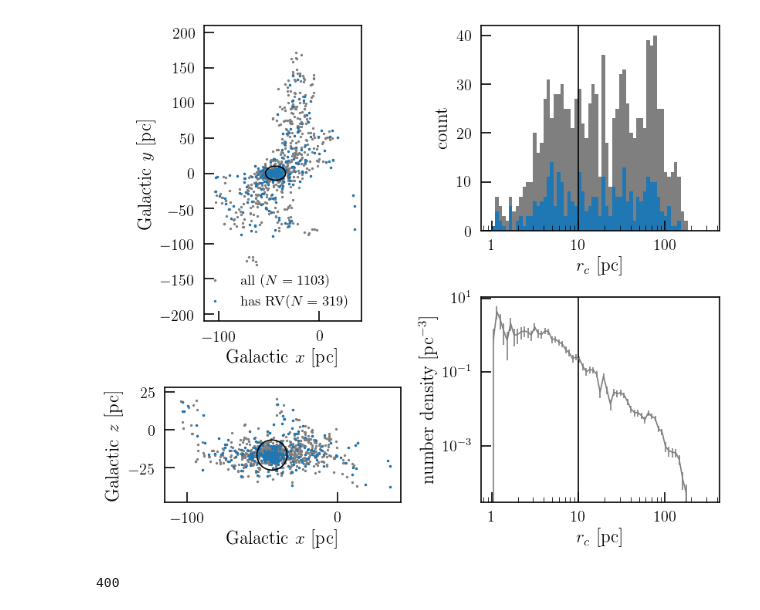
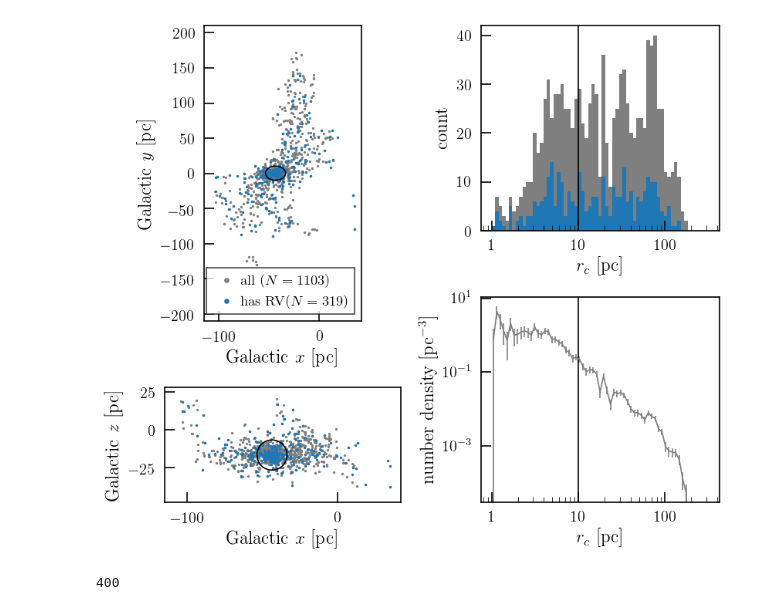
Before and after one commit to smoh/kinesis, a Jupyter notebook: notebooks/1.1-summarize-and-plot-sample.ipynb, the cells around one changed output. Saved outputs shown, nothing was run; the diff lists cells and outputs as text; code cells hidden in the pictures.

```diff
--- a/notebooks/1.1-summarize-and-plot-sample.ipynb
+++ b/notebooks/1.1-summarize-and-plot-sample.ipynb
@@ -28,12 +28,12 @@ r_c = np.linalg.norm(df.g.icrs.cartesian.xyz.value.T - b_c[None:], axis=1)
 df['r_c'] = r_c
 r_cut = 10
 # %%
-fig = plt.figure(figsize=(7,6))
+fig = plt.figure(figsize=(7, 6))
 gs = fig.add_gridspec(6, 2)
 ax_xy = fig.add_subplot(gs[:4, 0], aspect=0.7)
-ax_xz = fig.add_subplot(gs[-2:, 0], sharex=ax_xy,aspect='equal')
+ax_xz = fig.add_subplot(gs[-2:, 0], sharex=ax_xy, aspect="equal")
 
-df_rv = df.groupby(df['radial_velocity'].notna()).get_group(True)
+df_rv = df.groupby(df["radial_velocity"].notna()).get_group(True)
 
 ax_numhist = fig.add_subplot(gs[:3, 1])
 ax_numdens = fig.add_subplot(gs[3:, 1], sharex=ax_numhist)
@@ -42,23 +42,27 @@ ax_numdens = fig.add_subplot(gs[3:, 1], sharex=ax_numhist)
 ax_xz.set_xlim(-115, 42)
 ax_xz.set_ylim((-48, 28))
 
-ax_xy.scatter(df["gx"], df["gy"], s=1, c='tab:gray', label='all ($N={}$)'.format(len(df)))
-ax_xz.scatter(df["gx"], df["gz"], s=1, c='tab:gray')
-ax_xy.scatter(df_rv["gx"], df_rv["gy"], s=1, c='C0', label='has RV($N={}$)'.format(len(df_rv)))
-ax_xz.scatter(df_rv["gx"], df_rv["gz"], s=1, c='C0')
-ax_xy.legend(loc='lower right', fontsize=11, frameon=False)
-ax_xy.set_ylim(-210,210)
+ax_xy.scatter(
+    df["gx"], df["gy"], s=1, c="tab:gray", label="all ($N={}$)".format(len(df))
+)
+ax_xz.scatter(df["gx"], df["gz"], s=1, c="tab:gray")
+ax_xy.scatter(
+    df_rv["gx"], df_rv["gy"], s=1, c="C0", label="has RV($N={}$)".format(len(df_rv))
+)
+ax_xz.scatter(df_rv["gx"], df_rv["gz"], s=1, c="C0")
+ax_xy.legend(loc="lower right", fontsize=11, frameon=True,markerscale=3,handletextpad=0)
+ax_xy.set_ylim(-210, 210)
 
-ax_xy.set_xlabel('Galactic $x$ [pc]')
-ax_xy.set_ylabel('Galactic $y$ [pc]')
+ax_xy.set_xlabel("Galactic $x$ [pc]")
+ax_xy.set_ylabel("Galactic $y$ [pc]")
 
-ax_xz.set_xlabel('Galactic $x$ [pc]')
-ax_xz.set_ylabel('Galactic $z$ [pc]')
+ax_xz.set_xlabel("Galactic $x$ [pc]")
+ax_xz.set_ylabel("Galactic $z$ [pc]")
 
 nr, bin_edges, patches = ax_numhist.hist(
-    df["r_c"], np.logspace(0, 2.5, 64), color='tab:gray')
-ax_numhist.hist(
-    df_rv["r_c"], np.logspace(0, 2.5, 64), color='C0');
+    df["r_c"], np.logspace(0, 2.5, 64), color="tab:gray"
+)
+ax_numhist.hist(df_rv["r_c"], np.logspace(0, 2.5, 64), color="C0")
 
 ax_numhist.set_xscale("log")
 ax_numhist.set_xlabel("$r_c$ [pc]")
@@ -70,42 +74,50 @@ ax_numhist.axvline(
 bin_centers = (bin_edges[1:] + bin_edges[:-1]) * 0.5
 numdens = nr / (bin_centers ** 2 * 4 * np.pi) / (bin_edges[1] - bin_edges[0])
 numdens_err = (
     np.sqrt(nr) / (bin_centers ** 2 * 4 * np.pi) / (bin_edges[1] - bin_edges[0])
 )
-ax_numdens.errorbar(bin_centers, numdens, numdens_err, c='tab:gray')
+ax_numdens.errorbar(bin_centers, numdens, numdens_err, c="tab:gray")
 ax_numdens.set_xscale("log")
 ax_numdens.set_yscale("log")
 ax_numdens.set_xlabel("$r_c$ [pc]")
 ax_numdens.set_ylabel("number density [$\mathrm{pc}^{-3}$]")
 ax_numdens.axvline(
     r_cut, c="k",
 )
 from matplotlib.ticker import ScalarFormatter
+
 ax_numhist.xaxis.set_major_formatter(ScalarFormatter())
 
 # ax_numhist.set_xticks([2,3,4,5],minor=True)
-ax_numhist.tick_params(axis='x',which='minor',length=4,width=0.5)
-ax_numdens.tick_params(axis='both',which='minor',length=4,width=0.5)
+ax_numhist.tick_params(axis="x", which="minor", length=4, width=0.5)
+ax_numdens.tick_params(axis="both", which="minor", length=4, width=0.5)
 
 from matplotlib.patches import Circle
+
 for circ_radius in [10]:
     circle_xy = Circle(
-        [b_c_gal[0], b_c_gal[1]], circ_radius, facecolor="None", edgecolor="k",
-        label=r'$r_c=10~\mathrm{pc}$',
+        [b_c_gal[0], b_c_gal[1]],
+        circ_radius,
+        facecolor="None",
+        edgecolor="k",
+        label=r"$r_c=10~\mathrm{pc}$",
     )
     circle_xz = Circle(
-        [b_c_gal[0], b_c_gal[2]], circ_radius, facecolor="None", edgecolor="k",
-        label=r'$r_c=10~\mathrm{pc}$',
+        [b_c_gal[0], b_c_gal[2]],
+        circ_radius,
+        facecolor="None",
+        edgecolor="k",
+        label=r"$r_c=10~\mathrm{pc}$",
     )
     ax_xy.add_patch(circle_xy)
     ax_xz.add_patch(circle_xz)
 
 # ax_xy.legend()
 fig.tight_layout()
 
-fig.savefig('../report/plots/1-summarize-and-plot-sample/sampledist.pdf')
+fig.savefig("../report/plots/1-summarize-and-plot-sample/sampledist.pdf")
 # %% [output]
-[figure, old version]
+[figure, new version]
 # %%
 print((df['r_c']<r_cut).sum())
 # %% [output]
```
